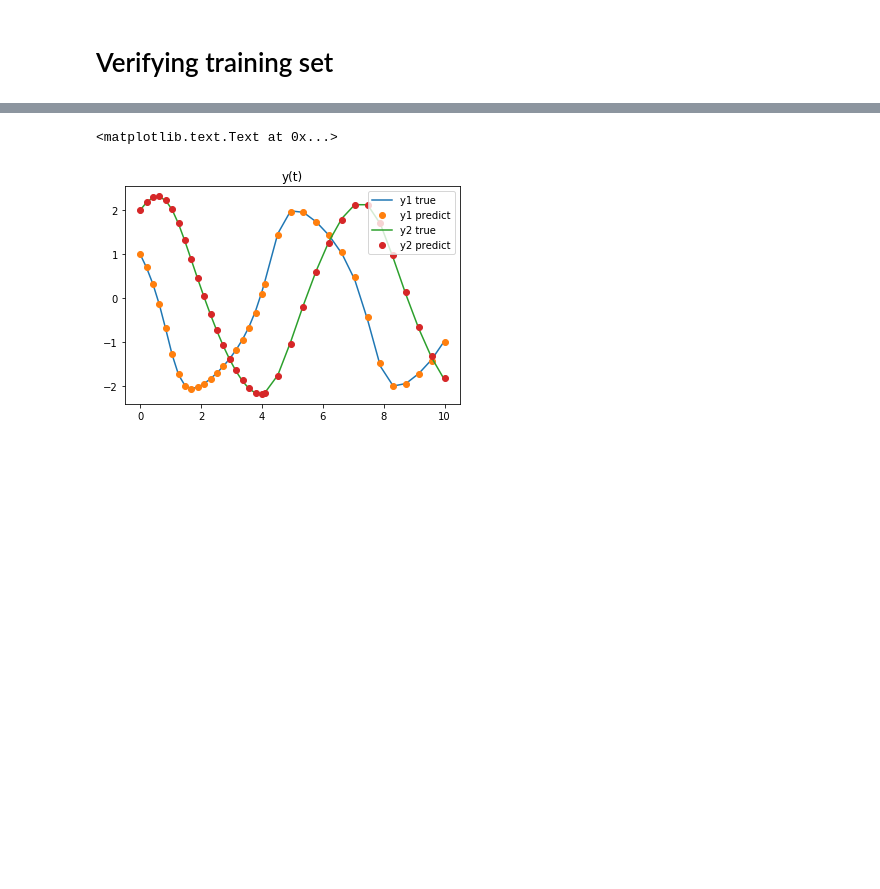
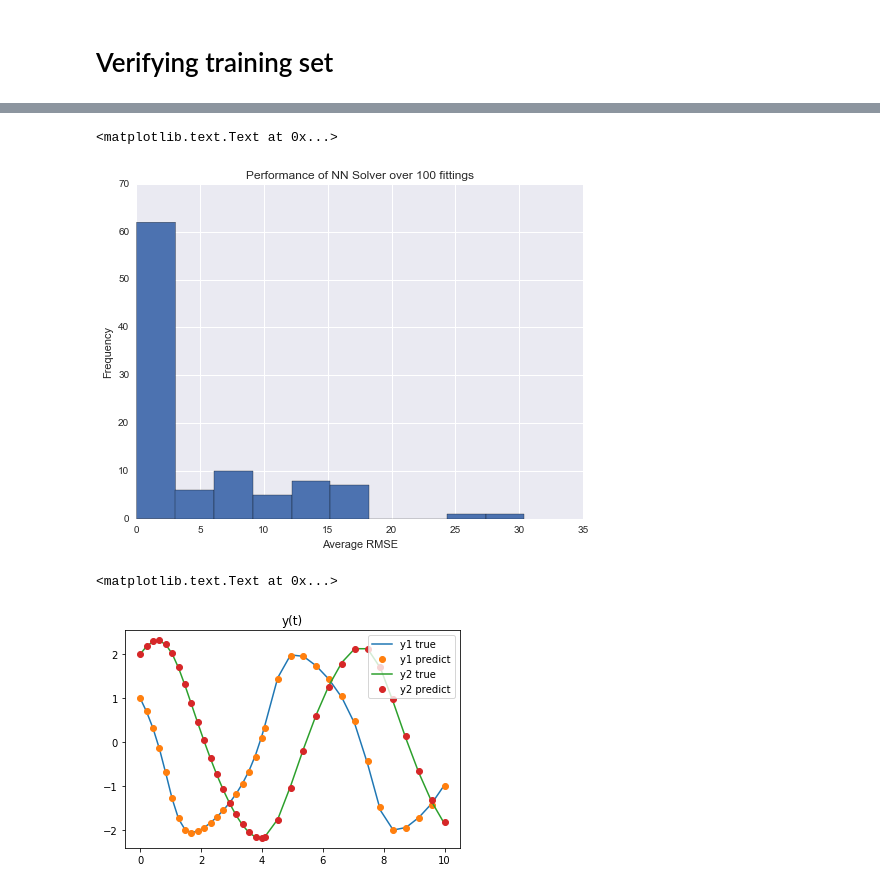
Before and after one commit to JiaweiZhuang/AM205_final, a Jupyter notebook: prototype/CHC/Van_der_Pol_oscillator.ipynb, the cells around one changed output, grey strips where cells are left out. Drawn from its saved outputs; the diff is of its cells as text; code cells hidden in the pictures; blank space fills up the shorter version.

```diff
--- a/prototype/CHC/Van_der_Pol_oscillator.ipynb
+++ b/prototype/CHC/Van_der_Pol_oscillator.ipynb
@@ -96,0 +109,8 @@ plt.title('y(t)')
+# %%
+res_arr = []
+for _ in range(100):
+    nn = NNSolver(f, t, y0_list, n_hidden=20)
+    nn.reset_weights()
+    nn.train(maxiter=500)
+    y_pred_list, dydt_pred_list = nn.predict()
+    res_arr.append(np.mean([sqrt(mean_squared_error(sol.y[i], y_pred_list[i])) for i in range(2)]))
@@ -97,3 +135,12 @@ plt.title('y(t)')
+# %%
+plt.figure(figsize= (8, 6))
+plt.hist(res_arr)
+plt.title('Performance of NN Solver over 100 fittings')
+plt.xlabel('Average RMSE')
+plt.ylabel('Frequency')
+# %% [output]
+<matplotlib.text.Text at 0x...>
+[figure, added]
 # %%
 # scipy sol
 plt.plot(sol.t, sol.y[0], label='y1 true')
```
Also changed, not shown: parts of 9 cells of this notebook, 14 other files.
